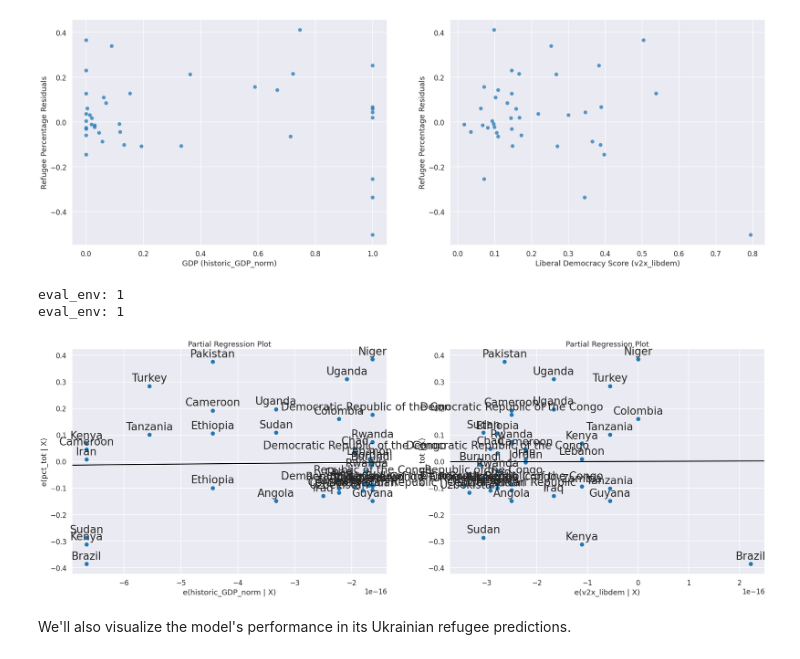
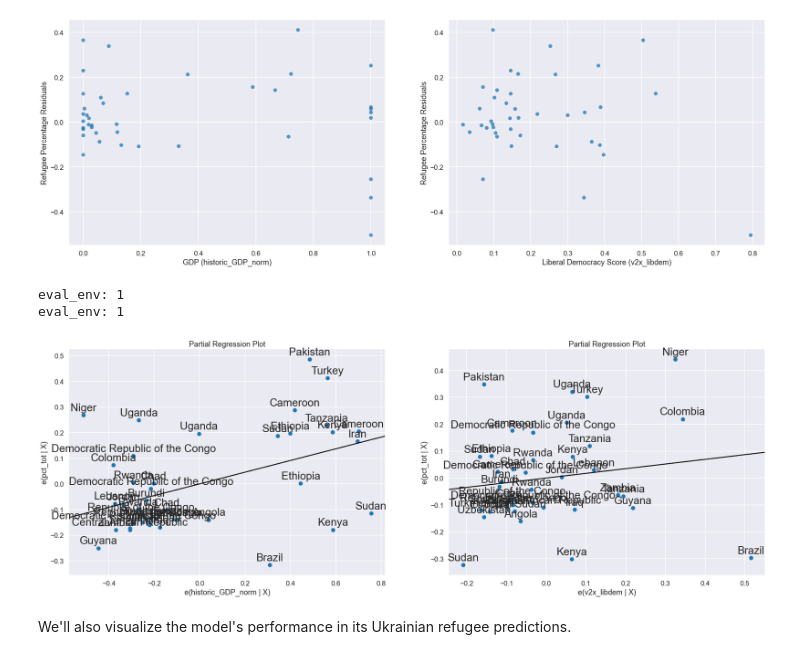
Before and after one commit to jataware/refugee_modeling, a Jupyter notebook: Refugee-Attraction-Model.ipynb, the cells around one changed output. Saved outputs shown, nothing was run; the diff lists cells and outputs as text; code cells hidden in the pictures.

Commit message:
fixed partial regression plots

```diff
--- a/Refugee-Attraction-Model.ipynb
+++ b/Refugee-Attraction-Model.ipynb
@@ -302,24 +302,24 @@ ax2.set_xlabel('Liberal Democracy Score (v2x_libdem)');
 # %%
 #partial regression plots
 fig, (ax1, ax2) = plt.subplots(figsize=(30, 10), ncols=2)
 fig = sm.graphics.plot_partregress(
     "pct_tot", "historic_GDP_norm",
-    ["historic_GDP_norm", "v2x_libdem"],
+    ["v2x_libdem"],
     data=withoutUkrainData.set_index('country'),
     obs_labels=True,
     ax=ax1
 )
 fig = sm.graphics.plot_partregress(
     "pct_tot", "v2x_libdem",
-    ["historic_GDP_norm", "v2x_libdem"],
+    ["historic_GDP_norm"],
     data=withoutUkrainData.set_index('country'),
     obs_labels=True,
     ax=ax2,
 )
 # %% [output]
 eval_env: 1
 eval_env: 1
-[figure, old version]
+[figure, new version]
 # %% [markdown]
 We'll also visualize the model's performance in its Ukrainian refugee predictions.
 # %%
```
Also changed, not shown: parts of 3 cells of this notebook.
